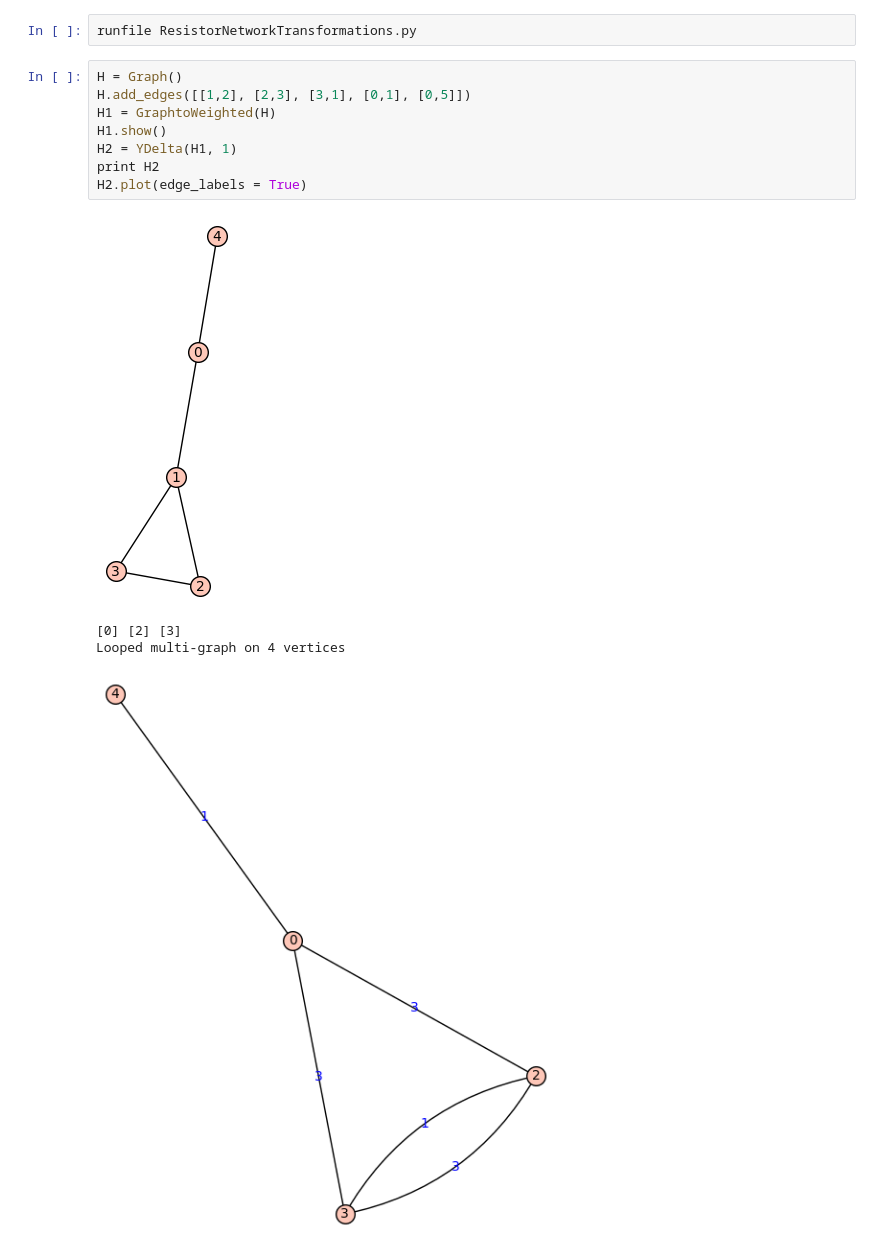
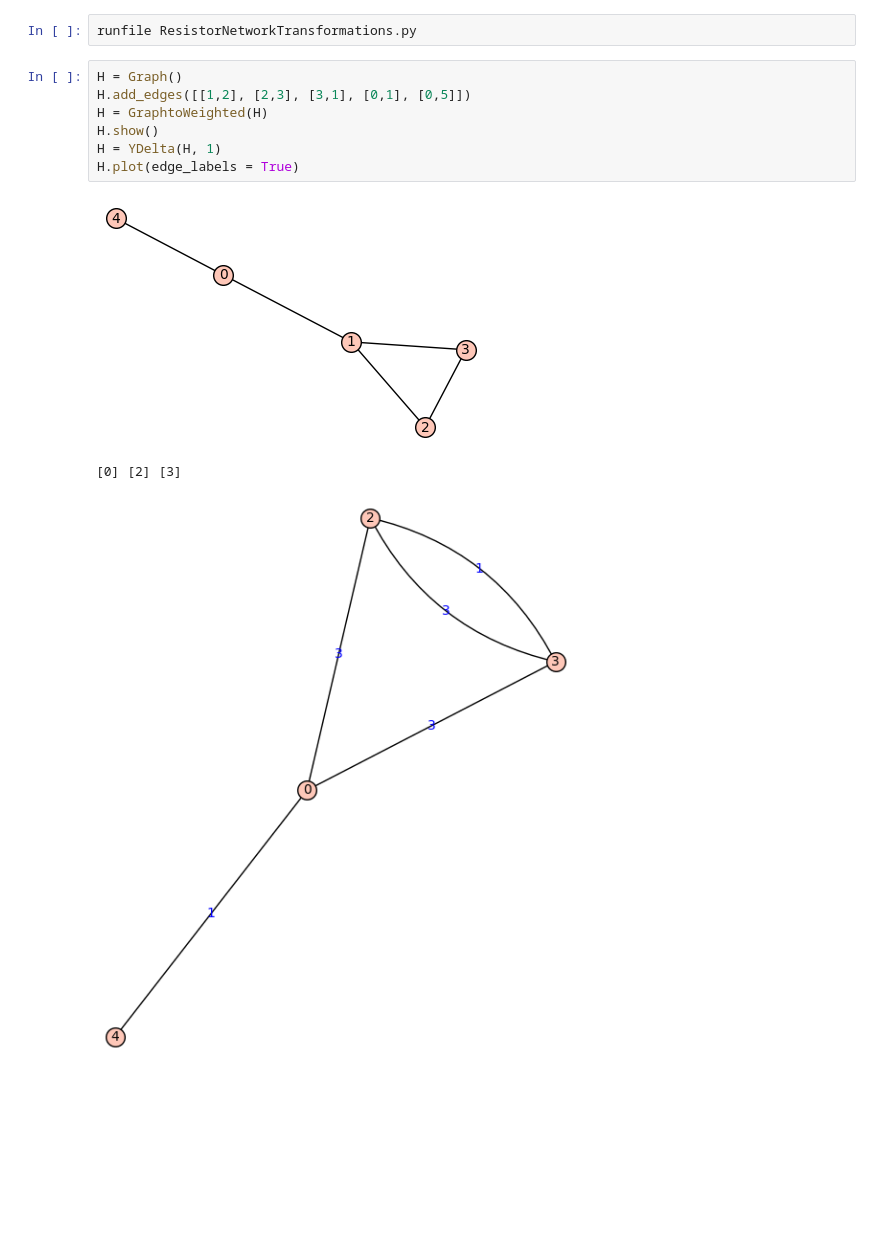
Before and after one commit to mathmanda/SGTCode, a Jupyter notebook: Resistance for SuperTriangles.ipynb, the cells around one changed output. Cells and saved outputs as stored; diff of their text form; blank space fills up the shorter version.

```diff
--- a/Resistance for SuperTriangles.ipynb
+++ b/Resistance for SuperTriangles.ipynb
@@ -285,13 +287,11 @@ runfile ResistorNetworkTransformations.py
 # %%
 H = Graph()
 H.add_edges([[1,2], [2,3], [3,1], [0,1], [0,5]])
-H1 = GraphtoWeighted(H)
-H1.show()
-H2 = YDelta(H1, 1)
-print H2
-H2.plot(edge_labels = True)
+H = GraphtoWeighted(H)
+H.show()
+H = YDelta(H, 1)
+H.plot(edge_labels = True)
 # %% [output]
-[figure, old version]
+[figure, new version]
 [0] [2] [3]
-Looped multi-graph on 4 vertices
-[figure, old version]
+[figure, new version]
```
Also changed, not shown: parts of 10 cells of this notebook, 2 other files.
